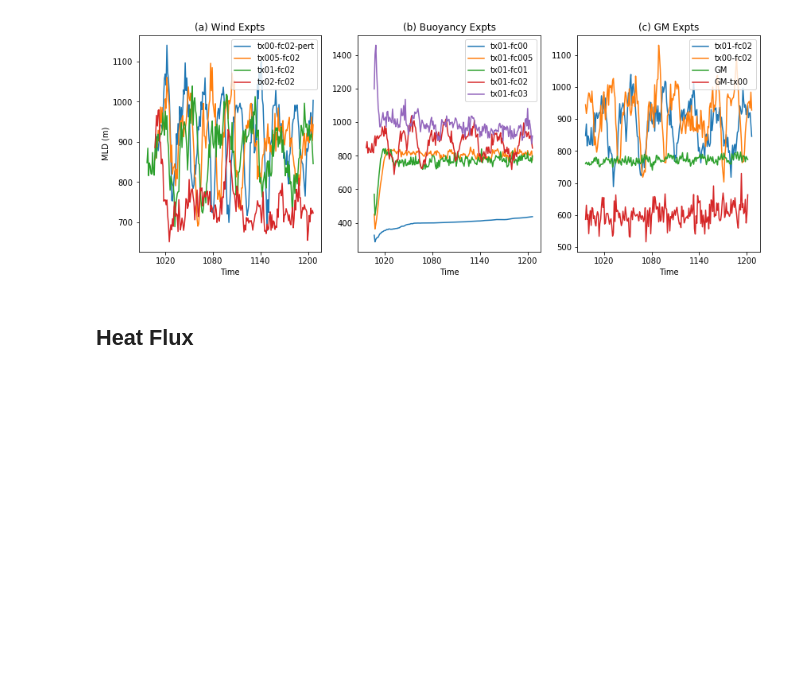
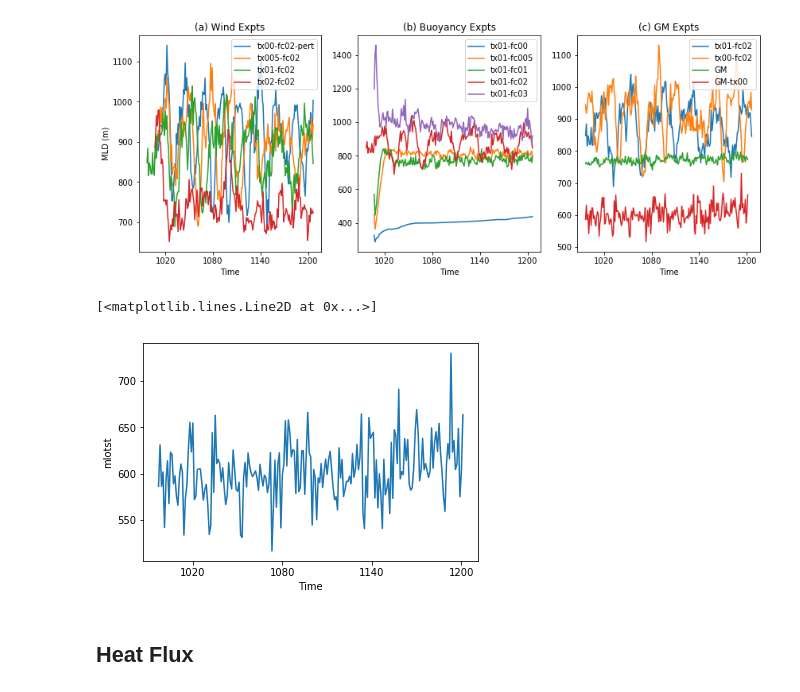
Before and after one commit to AndyHoggANU/tub-north, a Jupyter notebook: RuntimeAnalysis.ipynb, the cells around one changed output. Saved outputs shown, nothing was run; the diff lists cells and outputs as text; code cells hidden in the pictures; blank space fills up the shorter version.

```diff
--- a/RuntimeAnalysis.ipynb
+++ b/RuntimeAnalysis.ipynb
@@ -197,4 +196,9 @@ plt.title('(c) GM Expts')
 # %% [output]
 Text(0.5,1,'(c) GM Expts')
 [figure]
+# %%
+MLD.plot()
+# %% [output]
+[<matplotlib.lines.Line2D at 0x...>]
+[figure, added]
 # %% [markdown]
```
Also changed, not shown: parts of 2 cells of this notebook, 2 other files.
